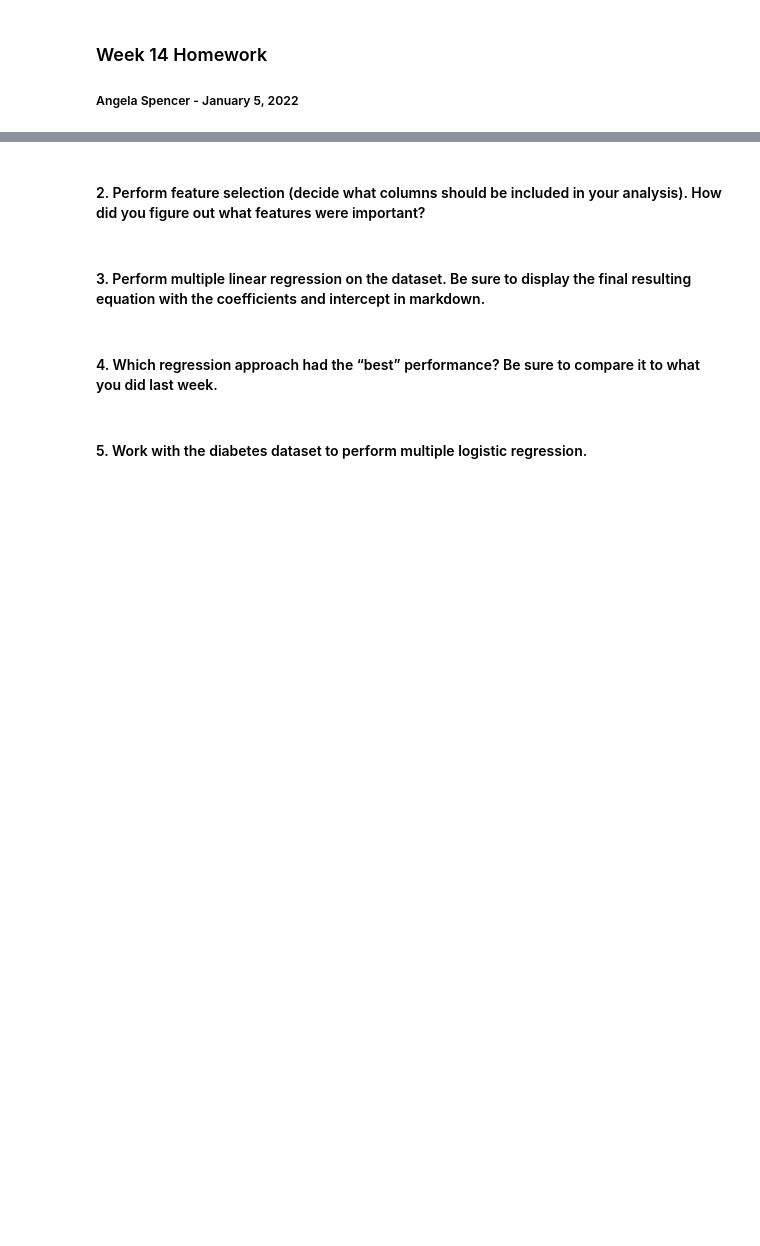
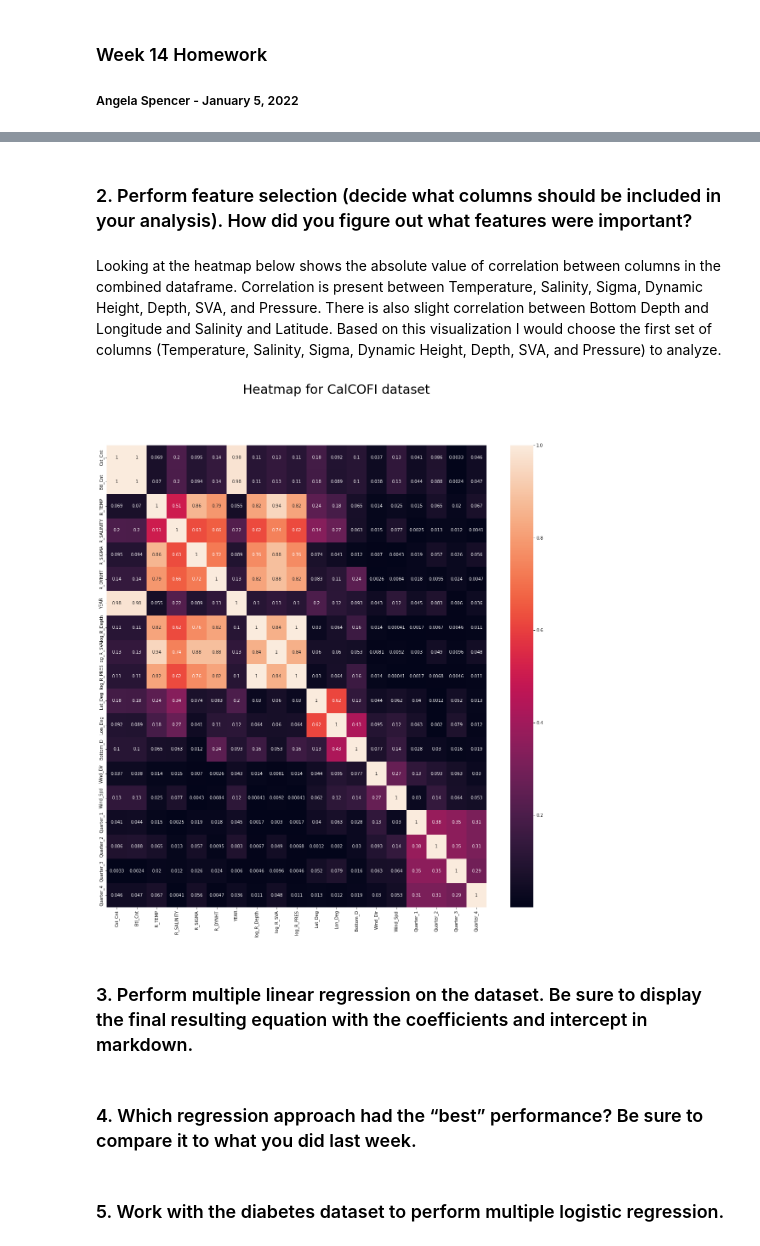
Before and after one commit to existentialplantperson/Week_14, a Jupyter notebook: WK14_Homework.ipynb, the cells around one changed output, grey strips where cells are left out. Drawn from its saved outputs; the diff is of its cells as text; code cells hidden in the pictures; blank space fills up the shorter version.

```diff
--- a/WK14_Homework.ipynb
+++ b/WK14_Homework.ipynb
@@ -5,0 +480,7 @@
+# %%
+#'Quarter' is a categorical value for spring
+# one hot encode and add to original df
+#y = pd.get_dummies(cast_df['Quarter'], prefix='Quarter')
+
+cast_df = pd.concat([cast_df, pd.get_dummies(cast_df['Quarter'], prefix='Quarter')], axis=1)
+cast_df
@@ -5,0 +501,4 @@
+# %%
+#drop duplicate column
+cast_df.drop('Quarter', axis=1, inplace=True)
+cast_df
@@ -5,0 +530,3 @@
+# %%
+df = pd.merge(bottle_df, cast_df, on='Cst_Cnt')
+df
@@ -6,9 +547,23 @@
+# %%
+#drop duplicate year column
+df.drop('Year', axis=1, inplace=True)
 # %% [markdown]
-#### 2.	Perform feature selection (decide what columns should be included in your analysis). How did you figure out what features were important?
+### 2.	Perform feature selection (decide what columns should be included in your analysis). How did you figure out what features were important?
+# %% [markdown]
+Looking at the heatmap below shows the absolute value of correlation between columns in the combined dataframe.  Correlation is present between Temperature, Salinity, Sigma, Dynamic Height, Depth, SVA, and Pressure. There is  also slight correlation between Bottom Depth and Longitude and Salinity and Latitude. Based on this visualization I would choose the first set of columns (Temperature, Salinity, Sigma, Dynamic Height, Depth, SVA, and Pressure) to analyze.
+# %%
+corr_matrix = abs(df.corr())
+
+fig, ax = plt.subplots(figsize=(20,20))
+fig.suptitle('Heatmap for CalCOFI dataset', fontsize=30)
+sns.heatmap(corr_matrix, annot=True)
+plt.show()
+# %% [output]
+[figure, added]
 # %% [markdown]
-#### 3.	Perform multiple linear regression on the dataset. Be sure to display the final resulting equation with the coefficients and intercept in markdown.
+### 3.	Perform multiple linear regression on the dataset. Be sure to display the final resulting equation with the coefficients and intercept in markdown.
 # %% [markdown]
-#### 4.	Which regression approach had the “best” performance? Be sure to compare it to what you did last week.
+### 4.	Which regression approach had the “best” performance? Be sure to compare it to what you did last week.
 # %% [markdown]
-#### 5.	Work with the diabetes dataset to perform multiple logistic regression.
+### 5.	Work with the diabetes dataset to perform multiple logistic regression.
 # %% [markdown]
```
Also changed, not shown: parts of 56 cells of this notebook, 1 other file.
